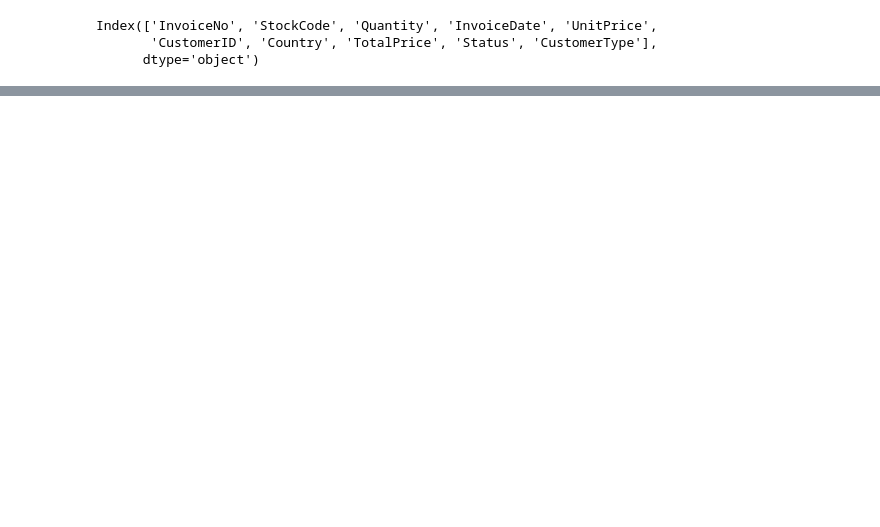
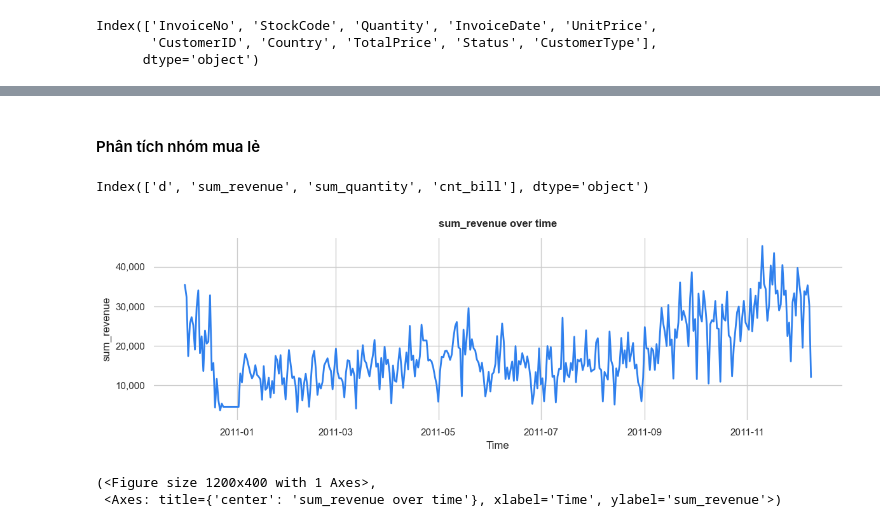
Before and after one commit to WindPham/24C12006_24C11060_final_project_DA_models, a Jupyter notebook: code/problem-02/CustomerAndRevenue.ipynb, the cells around one changed output, grey strips where cells are left out. Cells and saved outputs as stored; diff of their text form; code cells hidden in the pictures; blank space fills up the shorter version.

```diff
--- a/code/problem-02/CustomerAndRevenue.ipynb
+++ b/code/problem-02/CustomerAndRevenue.ipynb
@@ -28,0 +52,8 @@ Index(['InvoiceNo', 'StockCode', 'Quantity', 'InvoiceDate', 'UnitPrice',
+# %% [markdown]
+#### Phân tích nhóm mua lẻ
+# %%
+retail = df1[df1.BuyerType=="Retail"]
+retail_ts_df = retail.groupby("d").agg(sum_revenue=("sum_revenue", "sum"), sum_quantity=("sum_quantity", "sum"), cnt_bill=("cnt_bill", "sum")).reset_index()
+retail_ts_df.columns
+# %% [output]
+Index(['d', 'sum_revenue', 'sum_quantity', 'cnt_bill'], dtype='object')
@@ -28,0 +182,44 @@ Index(['InvoiceNo', 'StockCode', 'Quantity', 'InvoiceDate', 'UnitPrice',
+# %%
+def plot_timeseries(df, time_col, value_col, figsize=(12,4), title=None, color="#2F80ED"):
+    """
+    Simple time-series plot: df[time_col] vs df[value_col]
+    Assumes df is already aggregated and cleaned.
+    """
+
+    sns.set_theme(style="whitegrid")
+
+    # Chuẩn hoá datetime + sort
+    x = df.copy()
+    x[time_col] = pd.to_datetime(x[time_col], errors="coerce")
+    x = x.dropna(subset=[time_col]).sort_values(time_col)
+
+    # Tạo figure
+    fig, ax = plt.subplots(figsize=figsize)
+
+    # Vẽ line chart
+    ax.plot(x[time_col], x[value_col], color=color, lw=2)
+
+    # Title
+    if title is None:
+        title = f"{value_col} over time"
+    ax.set_title(title, pad=12, fontweight="bold")
+
+    # Nhãn trục
+    ax.set_xlabel("Time")
+    ax.set_ylabel(value_col)
+
+    # Format trục y cho đẹp
+    ax.yaxis.set_major_formatter(mtick.StrMethodFormatter("{x:,.0f}"))
+
+    # Layout
+    sns.despine(left=True, bottom=True)
+    plt.tight_layout()
+    plt.show()
+
+    return fig, ax
+# %%
+plot_timeseries(rev_retail_ts_df, time_col="d", value_col="sum_revenue")
+# %% [output]
+[figure, added]
+(<Figure size 1200x400 with 1 Axes>,
+ <Axes: title={'center': 'sum_revenue over time'}, xlabel='Time', ylabel='sum_revenue'>)
```
Also changed, not shown: parts of 33 cells of this notebook, 23 other files.
